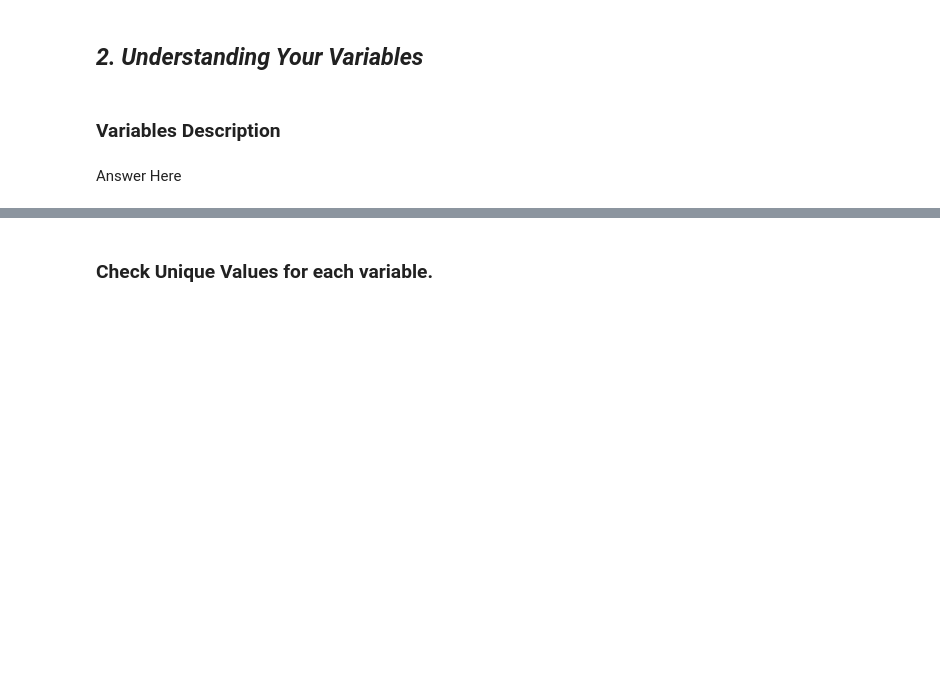
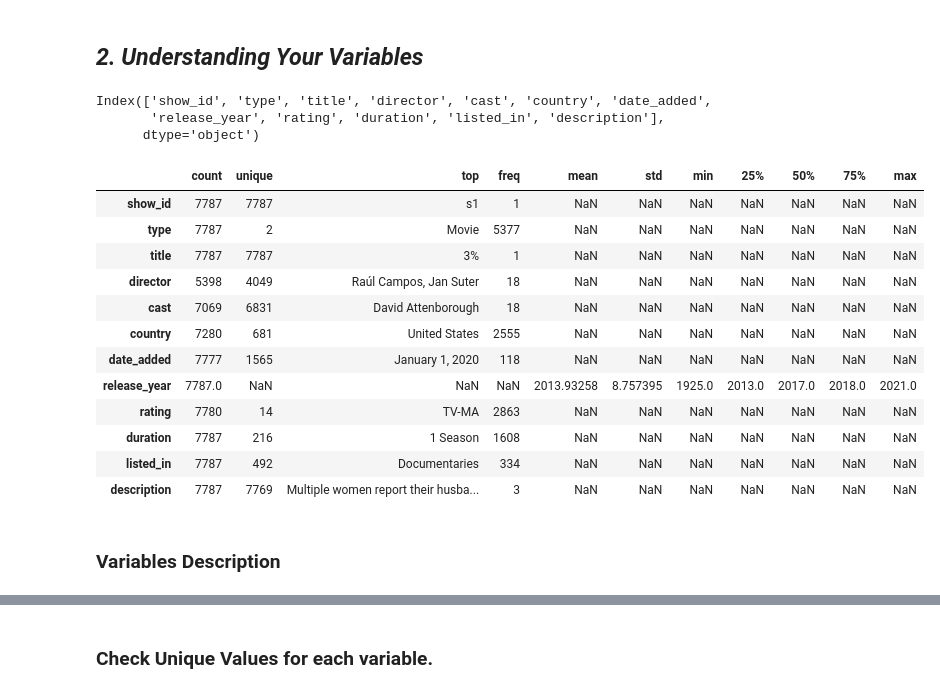
Before and after one commit to RahulSaini789/Netflix_TVshow_Movies_Clustering, a Jupyter notebook: Sample ML Submission Template.ipynb, the cells around one changed output, grey strips where cells are left out. Saved outputs shown, nothing was run; the diff lists cells and outputs as text; code cells hidden in the pictures; blank space fills up the shorter version.

```diff
--- a/Sample ML Submission Template.ipynb
+++ b/Sample ML Submission Template.ipynb
@@ -264,9 +264,27 @@ Interpretation and visualization of the clusters to derive actionable insights f
 ## ***2. Understanding Your Variables***
 # %%
 # Dataset Columns
+df.columns
+# %% [output]
+Index(['show_id', 'type', 'title', 'director', 'cast', 'country', 'date_added',
+       'release_year', 'rating', 'duration', 'listed_in', 'description'],
+      dtype='object')
 # %%
 # Dataset Describe
+df.describe(include="all").T
+# %% [output]
+|  | count | unique | top | freq | mean | std | min | 25% | 50% | 75% | max |
+| show_id | 7787 | 7787 | s1 | 1 | NaN | NaN | NaN | NaN | NaN | NaN | NaN |
+| type | 7787 | 2 | Movie | 5377 | NaN | NaN | NaN | NaN | NaN | NaN | NaN |
+| title | 7787 | 7787 | 3% | 1 | NaN | NaN | NaN | NaN | NaN | NaN | NaN |
+| director | 5398 | 4049 | Raúl Campos, Jan Suter | 18 | NaN | NaN | NaN | NaN | NaN | NaN | NaN |
+| cast | 7069 | 6831 | David Attenborough | 18 | NaN | NaN | NaN | NaN | NaN | NaN | NaN |
+| country | 7280 | 681 | United States | 2555 | NaN | NaN | NaN | NaN | NaN | NaN | NaN |
+| date_added | 7777 | 1565 | January 1, 2020 | 118 | NaN | NaN | NaN | NaN | NaN | NaN | NaN |
+| release_year | 7787.0 | NaN | NaN | NaN | 2013.93258 | 8.757395 | 1925.0 | 2013.0 | 2017.0 | 2018.0 | 2021.0 |
+| rating | 7780 | 14 | TV-MA | 2863 | NaN | NaN | NaN | NaN | NaN | NaN | NaN |
+| duration | 7787 | 216 | 1 Season | 1608 | NaN | NaN | NaN | NaN | NaN | NaN | NaN |
+| listed_in | 7787 | 492 | Documentaries | 334 | NaN | NaN | NaN | NaN | NaN | NaN | NaN |
+| description | 7787 | 7769 | Multiple women report their husba... | 3 | NaN | NaN | NaN | NaN | NaN | NaN | NaN |
 # %% [markdown]
 ### Variables Description
-# %% [markdown]
-Answer Here
```
Also changed, not shown: parts of 2 cells of this notebook.
